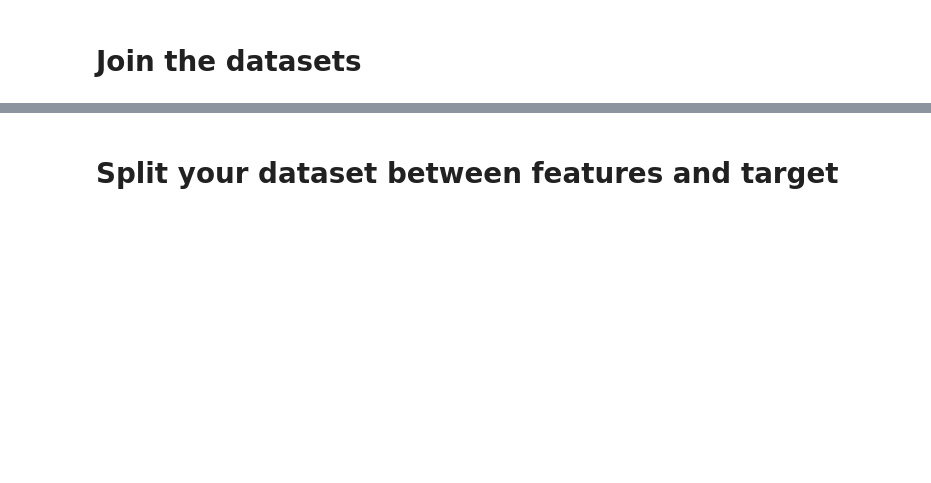
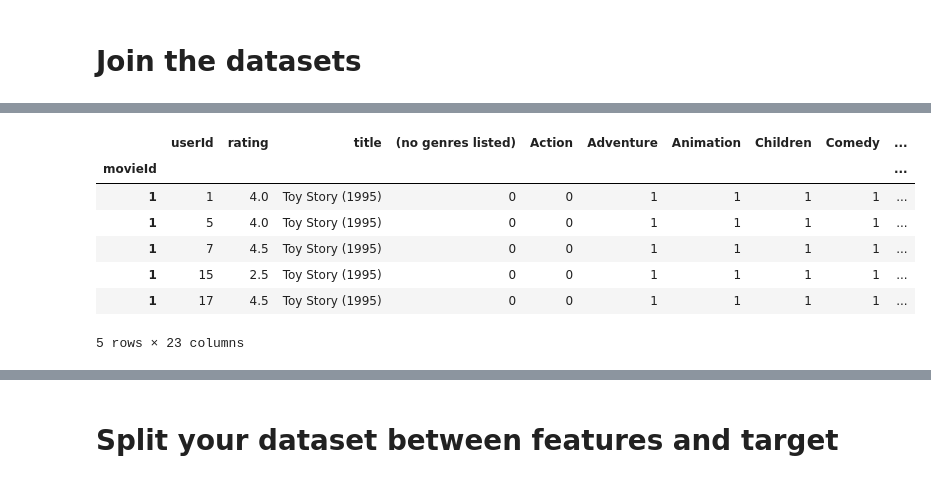
Before and after one commit to cynos1/Data-Analysis, a Jupyter notebook: Movie recommender with Naive baiyes.ipynb, the cells around one changed output, grey strips where cells are left out. Drawn from its saved outputs; the diff is of its cells as text; code cells hidden in the pictures; blank space fills up the shorter version.

```diff
--- a/Movie recommender with Naive baiyes.ipynb
+++ b/Movie recommender with Naive baiyes.ipynb
@@ -141,4 +149,13 @@ dummies.head()
 # %%
-clean_movie_ratings = (pd.concat([movies_rating, dummies], axis = 1).drop(["timestamp", "genres"], axis = 1))
+df = (pd.concat([movies_rating, dummies], axis = 1).drop(["timestamp", "genres"], axis = 1))
 
-clean_movie_ratings.head()
+df.head()
+# %% [output]
+|  | userId | rating | title | (no genres listed) | Action | Adventure | Animation | Children | Comedy | ... |
+| movieId |  |  |  |  |  |  |  |  |  | ... |
+| 1 | 1 | 4.0 | Toy Story (1995) | 0 | 0 | 1 | 1 | 1 | 1 | ... |
+| 1 | 5 | 4.0 | Toy Story (1995) | 0 | 0 | 1 | 1 | 1 | 1 | ... |
+| 1 | 7 | 4.5 | Toy Story (1995) | 0 | 0 | 1 | 1 | 1 | 1 | ... |
+| 1 | 15 | 2.5 | Toy Story (1995) | 0 | 0 | 1 | 1 | 1 | 1 | ... |
+| 1 | 17 | 4.5 | Toy Story (1995) | 0 | 0 | 1 | 1 | 1 | 1 | ... |
+5 rows × 23 columns
```
Also changed, not shown: parts of 38 cells of this notebook, 10 other files.
